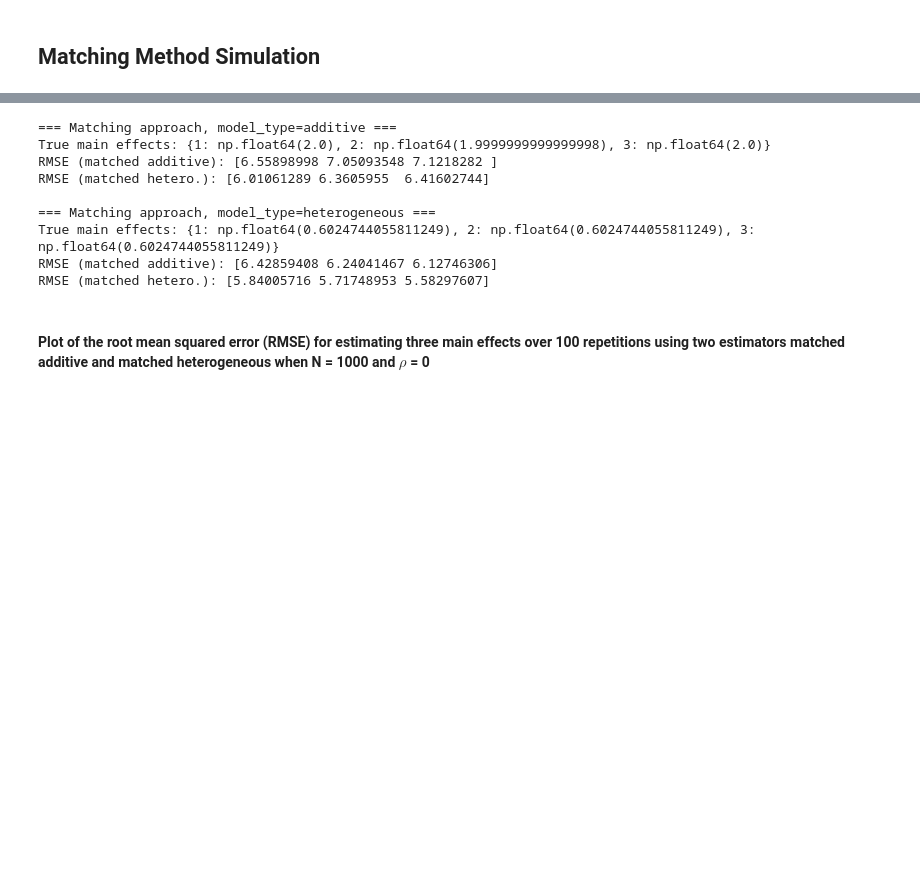
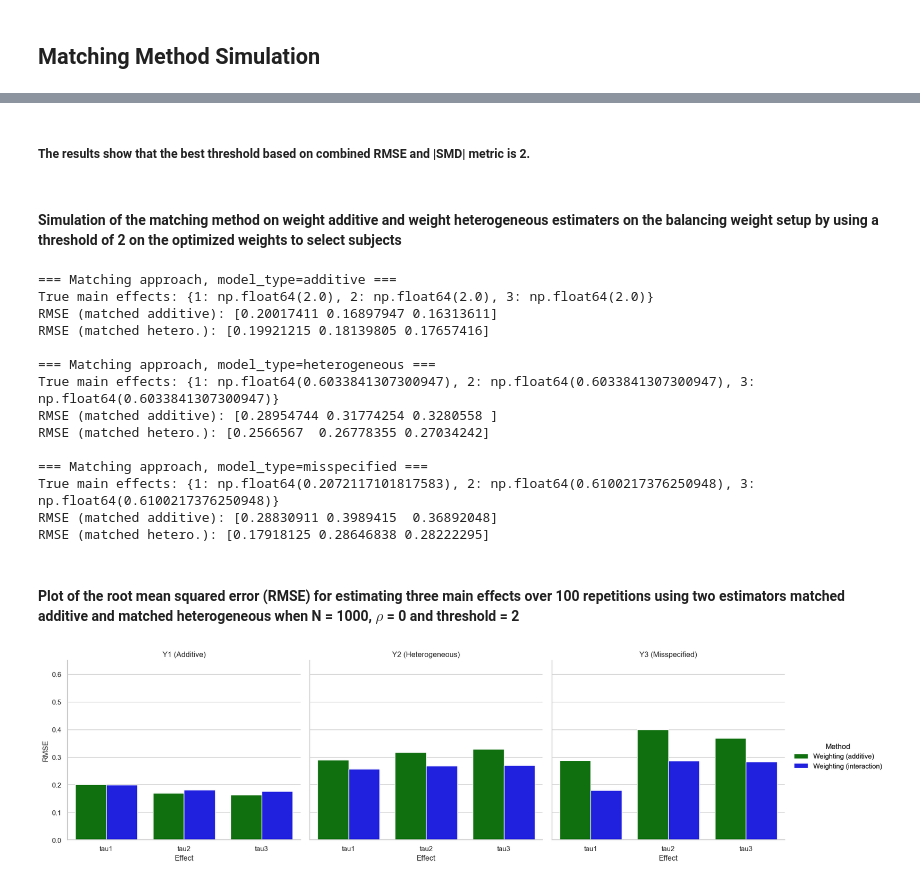
Before and after one commit to jjhuang4/mips-research, a Jupyter notebook: balancing_weight_sim.ipynb, the cells around one changed output, grey strips where cells are left out. Saved outputs shown, nothing was run; the diff lists cells and outputs as text; code cells hidden in the pictures; blank space fills up the shorter version.

Commit message:
update on matching approach

```diff
--- a/balancing_weight_sim.ipynb
+++ b/balancing_weight_sim.ipynb
@@ -781,0 +831,4 @@ def run_simulation_matching(n_sims=10, N=1000, model_type="additive", threshold=
+# %% [markdown]
+##### The results show that the best threshold based on combined RMSE and |SMD| metric is 2.
+# %% [markdown]
+#### Simulation of the matching method on weight additive and weight heterogeneous estimaters on the balancing weight setup by using a threshold of 2 on the optimized weights to select subjects
@@ -782,20 +893,71 @@ def run_simulation_matching(n_sims=10, N=1000, model_type="additive", threshold=
 # %%
 if __name__ == "__main__":
+    matching_simulation_results_dict = {}
     for mtype in ["additive", "heterogeneous", "misspecified"]:
         res = run_simulation_matching(n_sims=n_sims, N=N, model_type=mtype, threshold=2)
+        matching_simulation_results_dict[mtype] = res
         print(f"\n=== Matching approach, model_type={mtype} ===")
         print("True main effects:", res["true_tau"])
         print("RMSE (matched additive):",   res["rmse_matched_additive"])
         print("RMSE (matched hetero.):",    res["rmse_matched_hetero"])
 # %% [output]
 === Matching approach, model_type=additive ===
-True main effects: {1: np.float64(2.0), 2: np.float64(1.9999999999999998), 3: np.float64(2.0)}
-RMSE (matched additive): [6.55898998 7.05093548 7.1218282 ]
-RMSE (matched hetero.): [6.01061289 6.3605955  6.41602744]
+True main effects: {1: np.float64(2.0), 2: np.float64(2.0), 3: np.float64(2.0)}
+RMSE (matched additive): [0.20017411 0.16897947 0.16313611]
+RMSE (matched hetero.): [0.19921215 0.18139805 0.17657416]
 
 === Matching approach, model_type=heterogeneous ===
-True main effects: {1: np.float64(0.6024744055811249), 2: np.float64(0.6024744055811249), 3: np.float64(0.6024744055811249)}
-RMSE (matched additive): [6.42859408 6.24041467 6.12746306]
-RMSE (matched hetero.): [5.84005716 5.71748953 5.58297607]
+True main effects: {1: np.float64(0.6033841307300947), 2: np.float64(0.6033841307300947), 3: np.float64(0.6033841307300947)}
+RMSE (matched additive): [0.28954744 0.31774254 0.3280558 ]
+RMSE (matched hetero.): [0.2566567  0.26778355 0.27034242]
+
+=== Matching approach, model_type=misspecified ===
+True main effects: {1: np.float64(0.2072117101817583), 2: np.float64(0.6100217376250948), 3: np.float64(0.6100217376250948)}
+RMSE (matched additive): [0.28830911 0.3989415  0.36892048]
+RMSE (matched hetero.): [0.17918125 0.28646838 0.28222295]
 # %% [markdown]
-#### Plot of the root mean squared error (RMSE) for estimating three main effects over 100 repetitions using two estimators matched additive and matched heterogeneous when N = 1000 and $\rho$ = 0
+#### Plot of the root mean squared error (RMSE) for estimating three main effects over 100 repetitions using two estimators matched additive and matched heterogeneous when N = 1000, $\rho$ = 0 and threshold = 2
+# %%
+def plot_rmse_comparison_approx(results_dict):
+    effects = ['tau1', 'tau2', 'tau3']
+    methods = ["rmse_matched_additive", "rmse_matched_hetero"]
+    method_names = ["Weighting (additive)", "Weighting (interaction)"]
+    models = {"additive": "Y1 (Additive)", "heterogeneous": "Y2 (Heterogeneous)", "misspecified": "Y3 (Misspecified)"}
+
+    data = []
+    for model_type, results in results_dict.items():
+        for method, method_name in zip(methods, method_names):
+            for i, effect in enumerate(effects):
+                data.append([models[model_type], effect, results[method][i], method_name])
+
+    df = pd.DataFrame(data, columns=["Outcome Model", "Effect", "RMSE", "Method"])
+
+    # Set style
+    sns.set(style="whitegrid")
+
+    # Create FacetGrid bar plot
+    g = sns.catplot(
+        data=df,
+        x="Effect",
+        y="RMSE",
+        hue="Method",
+        col="Outcome Model",
+        kind="bar",
+        palette=['green', 'blue'],
+        height=5,
+        aspect=1
+    )
+
+    g.set_axis_labels("Effect", "RMSE")
+    g.set_titles("{col_name}")
+    g.set_xticklabels(rotation=0)
+    g.add_legend(title="Method")
+    g.set(ylim=(0, 0.65))
+
+    plt.show()
+
+results_dict = matching_simulation_results_dict
+
+plot_rmse_comparison_approx(results_dict)
+# %% [output]
+[figure, added]
```
Also changed, not shown: parts of 16 cells of this notebook.
